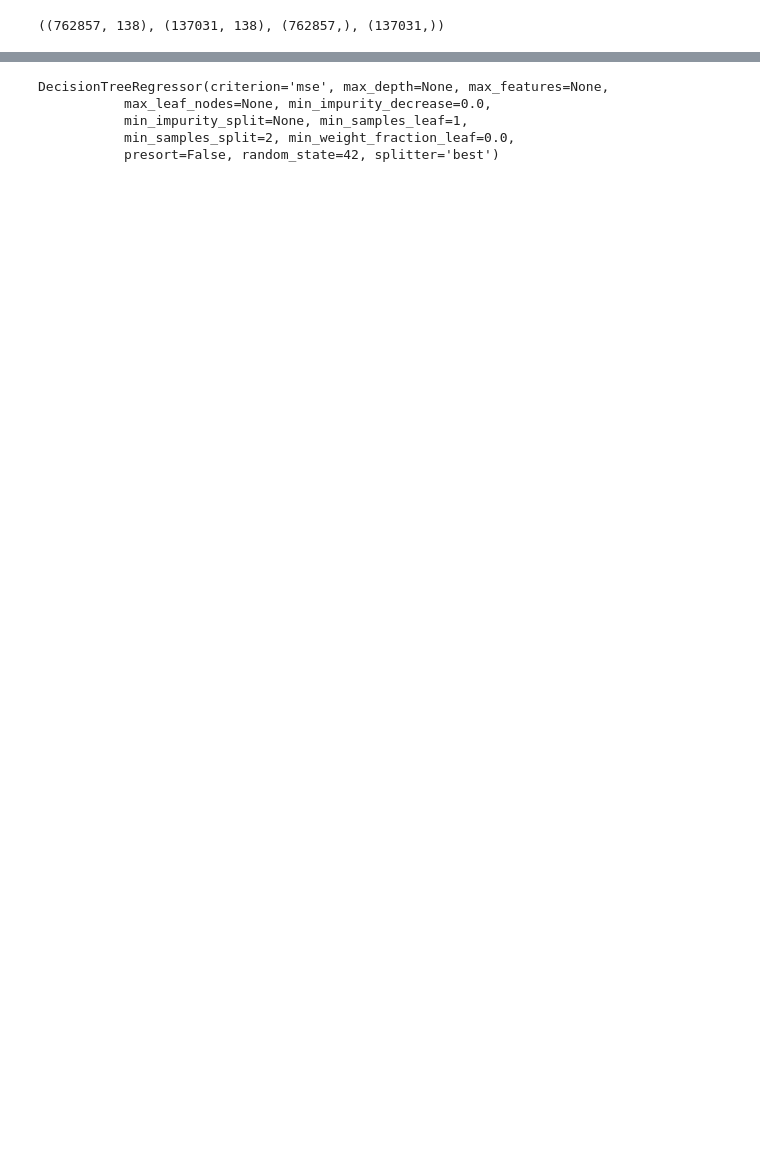
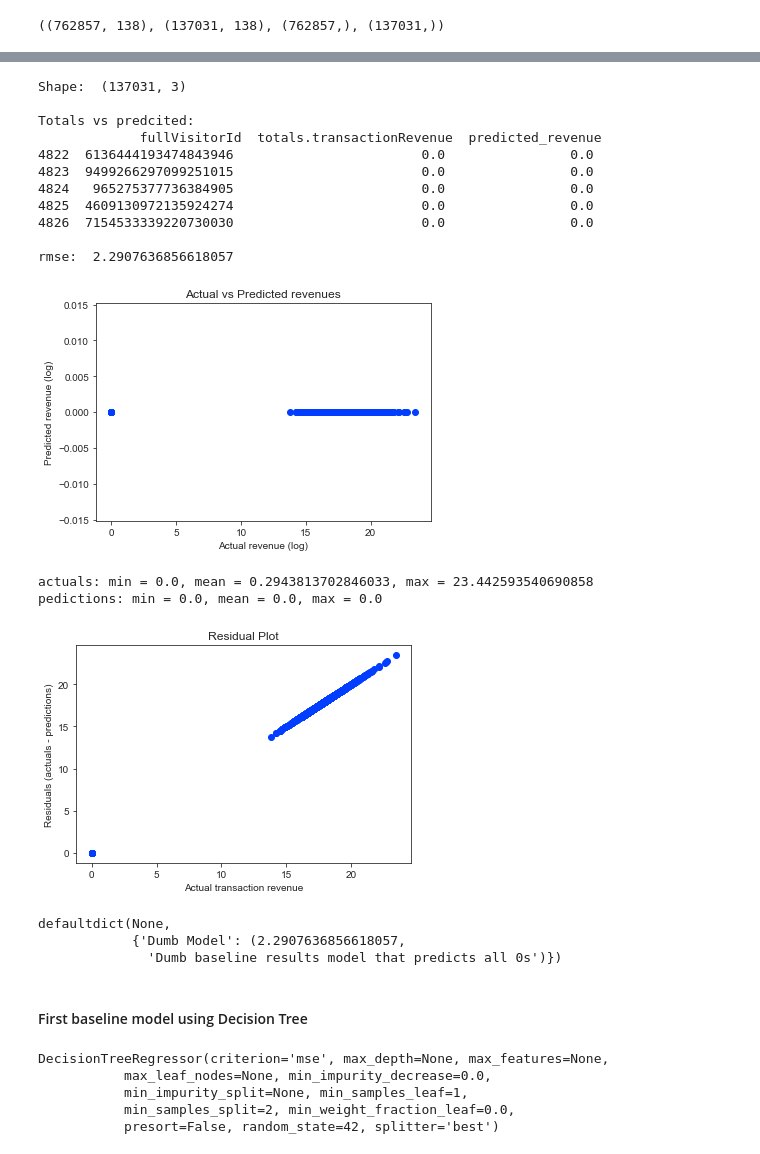
Before and after one commit to NehaJain18/DataScience, a Jupyter notebook: Capstone_Second/ml-modeling/FeatureEngineering_Modeling.ipynb, the cells around one changed output, grey strips where cells are left out. Drawn from its saved outputs; the diff is of its cells as text; code cells hidden in the pictures; blank space fills up the shorter version.

```diff
--- a/Capstone_Second/ml-modeling/FeatureEngineering_Modeling.ipynb
+++ b/Capstone_Second/ml-modeling/FeatureEngineering_Modeling.ipynb
@@ -474,3 +542,30 @@ X_basic_train.shape, X_basic_test.shape, y_basic_train.shape, y_basic_test.shape
+# %%
+rmse,_,_ = evaluate_model(dumb_predictions, y_basic_test, X_basic_test, train_df)
+results_dict["Dumb Model"] = (rmse,"Dumb baseline results model that predicts all 0s")
+# %% [output]
+Shape:  (137031, 3)
+
+Totals vs predcited:
+             fullVisitorId  totals.transactionRevenue  predicted_revenue
+4822  6136444193474843946                        0.0                0.0
+4823  9499266297099251015                        0.0                0.0
+4824   965275377736384905                        0.0                0.0
+4825  4609130972135924274                        0.0                0.0
+4826  7154533339220730030                        0.0                0.0
+
+rmse:  2.2907636856618057
+[figure, added]
+actuals: min = 0.0, mean = 0.2943813702846033, max = 23.442593540690858
+pedictions: min = 0.0, mean = 0.0, max = 0.0
+[figure, added]
+# %%
+results_dict
+# %% [output]
+defaultdict(None,
+            {'Dumb Model': (2.2907636856618057,
+              'Dumb baseline results model that predicts all 0s')})
+# %% [markdown]
+#### First baseline model using Decision Tree
 # %%
 # basic model
 dt = DecisionTreeRegressor(random_state=42)
```
Also changed, not shown: parts of 115 cells of this notebook, 12 other files.
